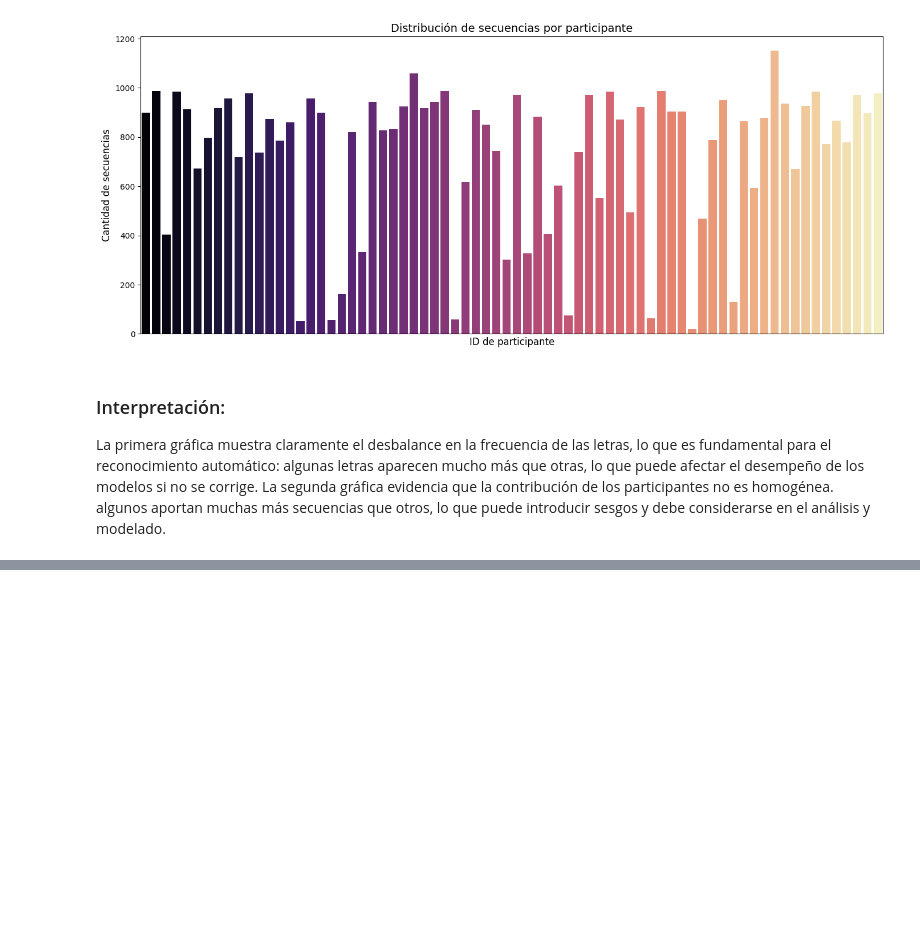
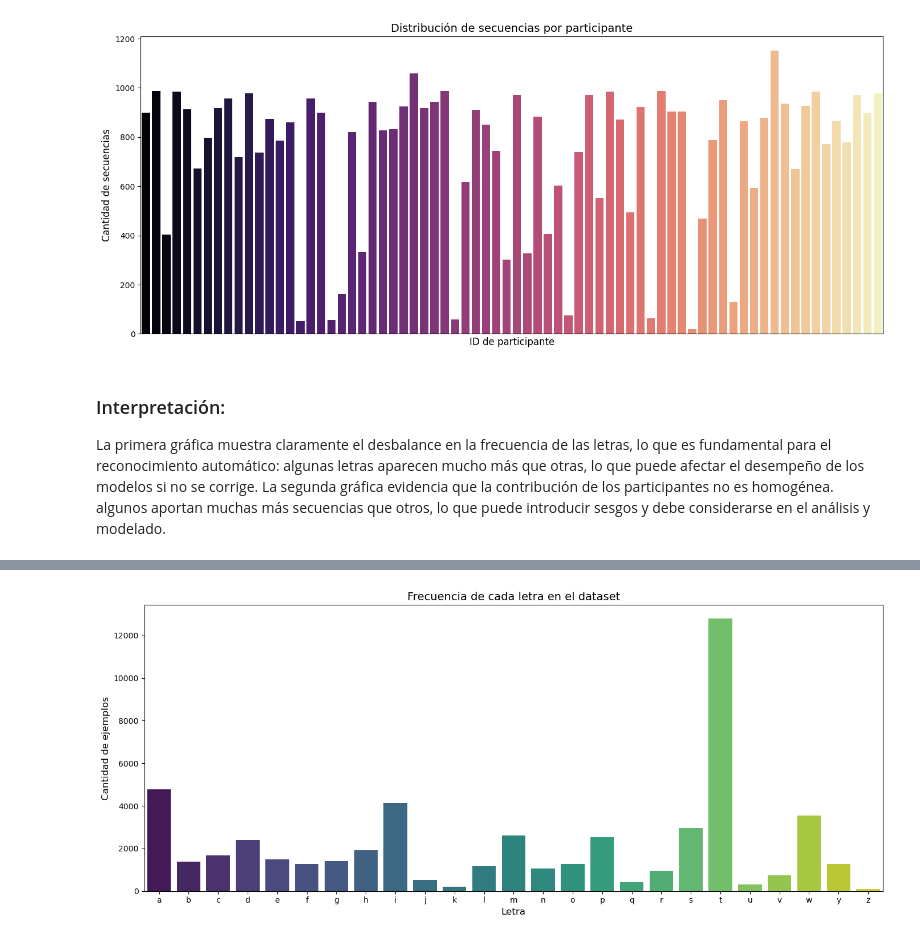
Before and after one commit to DiederichSolis/Proyecto2DS, a Jupyter notebook: ProyectoData2.ipynb, the cells around one changed output, grey strips where cells are left out. Cells and saved outputs as stored; diff of their text form; code cells hidden in the pictures; blank space fills up the shorter version.

```diff
--- a/ProyectoData2.ipynb
+++ b/ProyectoData2.ipynb
@@ -370,0 +373,85 @@ La primera gráfica muestra claramente el desbalance en la frecuencia de las let
+# %%
+import pandas as pd
+import matplotlib.pyplot as plt
+import seaborn as sns
+
+# ==========================================================
+# Carga y exploración inicial del archivo supplemental_metadata.csv
+# ==========================================================
+
+# Ruta al archivo (ajusta según tu carpeta)
+CSV_PATH = "supplemental_metadata.csv"
+
+# 1. Cargar datos
+meta = pd.read_csv(CSV_PATH)
+print("Dimensiones del dataset:", meta.shape)
+print("\nColumnas disponibles:\n", meta.columns.tolist())
+
+# 2. Vista rápida de las primeras filas
+print("\nPrimeras filas del dataset:")
+print(meta.head())
+
+# 3. Tipos de datos
+print("\nTipos de datos por columna:")
+print(meta.dtypes)
+
+# 4. Valores nulos
+print("\nConteo de valores nulos por columna:")
+print(meta.isna().sum())
+
+# ==========================================================
+# Análisis de variables categóricas clave
+# ==========================================================
+# Número de participantes únicos
+n_participants = meta["participant_id"].nunique()
+print("\nNúmero de participantes únicos:", n_participants)
+
+# Número de secuencias
+n_sequences = meta["sequence_id"].nunique()
+print("Número de secuencias únicas:", n_sequences)
+
+# Número de frases distintas
+n_phrases = meta["phrase"].nunique()
+print("Número de frases distintas:", n_phrases)
+
+# ==========================================================
+# Distribución de frases (top 10)
+# ==========================================================
+print("\nTop 10 frases más frecuentes:")
+print(meta["phrase"].value_counts().head(10))
+
+# ==========================================================
+# Variable derivada: primera letra de cada frase
+# ==========================================================
+meta["letter"] = meta["phrase"].astype(str).str.strip().str.lower().str[0]
+
+# Distribución por letra
+print("\nDistribución por letra:")
+print(meta["letter"].value_counts().sort_index())
+
+# ==========================================================
+# Gráficas
+# ==========================================================
+
+# Gráfica: Frecuencia de cada letra en el dataset
+plt.figure(figsize=(14, 6))
+letras = meta['letter'].value_counts().sort_index()
+sns.barplot(x=letras.index, y=letras.values, palette='viridis')
+plt.title('Frecuencia de cada letra en el dataset', fontsize=14)
+plt.xlabel('Letra', fontsize=12)
+plt.ylabel('Cantidad de ejemplos', fontsize=12)
+plt.xticks(rotation=0)
+plt.tight_layout()
+plt.show()
+
+# Gráfica: Distribución de secuencias por participante
+plt.figure(figsize=(14, 6))
+participantes = meta['participant_id'].value_counts().sort_index()
+sns.barplot(x=participantes.index.astype(str), y=participantes.values, palette='magma')
+plt.title('Distribución de secuencias por participante', fontsize=14)
+plt.xlabel('ID de participante', fontsize=12)
+plt.ylabel('Cantidad de secuencias', fontsize=12)
+plt.xticks([], [])  # Ocultar etiquetas para evitar clutter
+plt.tight_layout()
+plt.show()
+# %% [output]
@@ -370,0 +478 @@ La primera gráfica muestra claramente el desbalance en la frecuencia de las let
+[figure, added]
```
Also changed, not shown: parts of 2 cells of this notebook.
